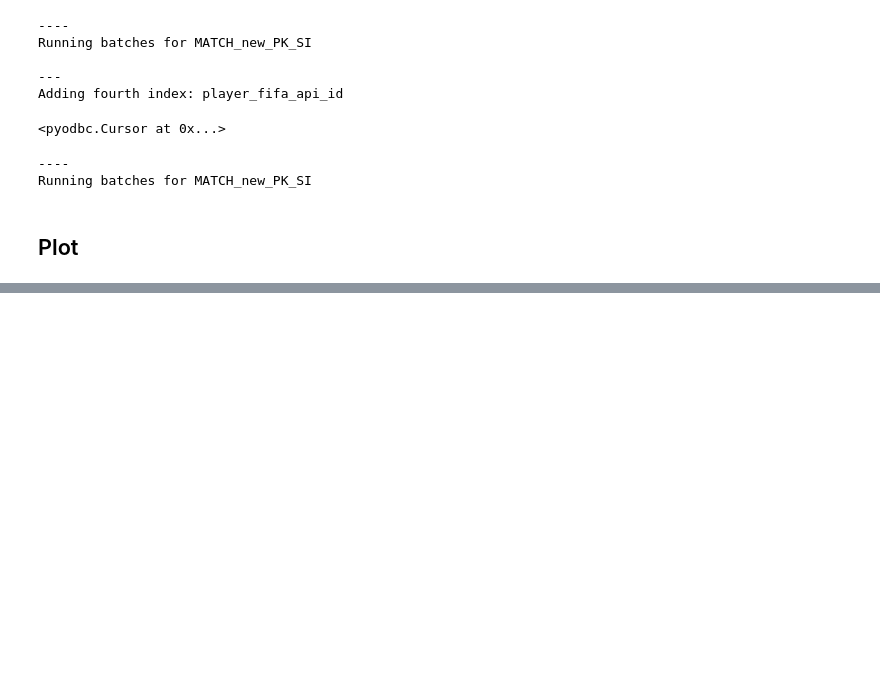
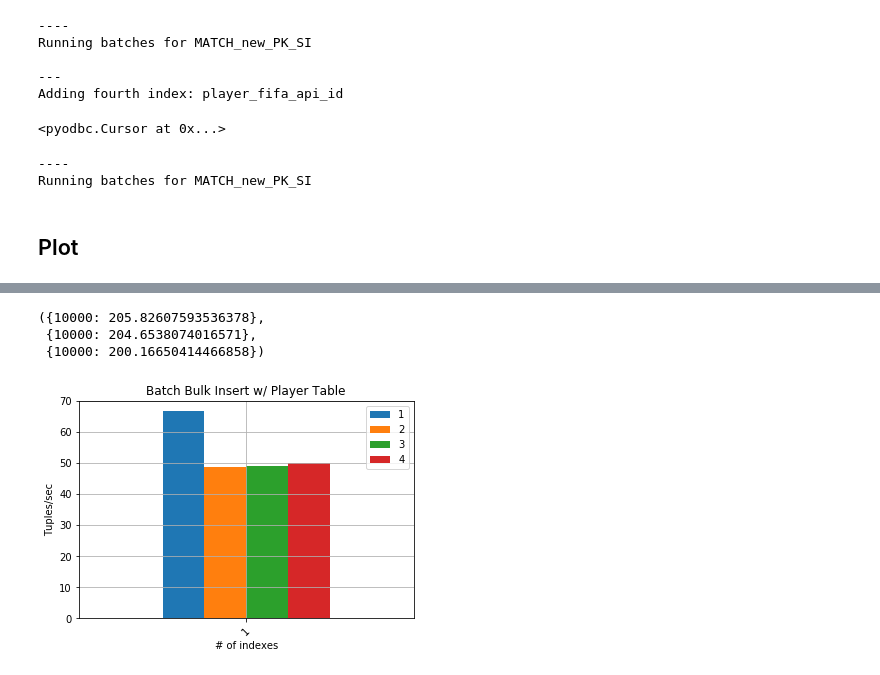
Before and after one commit to AmirSafi/IMT563_Advanced_Database_Systems_Soccer, a Jupyter notebook: Notebooks/Insertion Performance Experiments.ipynb, the cells around one changed output, grey strips where cells are left out. Cells and saved outputs as stored; diff of their text form; code cells hidden in the pictures; blank space fills up the shorter version.

```diff
--- a/Notebooks/Insertion Performance Experiments.ipynb
+++ b/Notebooks/Insertion Performance Experiments.ipynb
@@ -265,11 +378,19 @@ IX_2, IX_3, IX_4
+# %%
+IX_2, IX_3, IX_4
+# %% [output]
+({10000: 205.82607593536378},
+ {10000: 204.6538074016571},
+ {10000: 200.16650414466858})
 # %%
-df = pd.DataFrame({'1': ???????? , '2':IX_2, '3':IX_3, '4':IX_4})
+df = pd.DataFrame({1: 150 , 2:IX_2[10000], 3:IX_3[10000], 4:IX_4[10000]}, index=[10000]) # Just made up one for IX_1
 # Drop last row of baselines
 
 df = df.apply(lambda x: x.index/x)
 
 ax = df.plot(kind='bar', grid=True)
 _=ax.set_title("Batch Bulk Insert w/ Player Table")
 _=ax.set_ylabel("Tuples/sec")
-_=ax.set_xlabel("Batch Size")
-_=ax.set_xticklabels(batches[:-1], rotation=45)
+_=ax.set_xlabel("# of indexes")
+_=ax.set_xticklabels([1,2,3,4], rotation=45)
+# %% [output]
+[figure, added]
```
Also changed, not shown: parts of 12 cells of this notebook.
